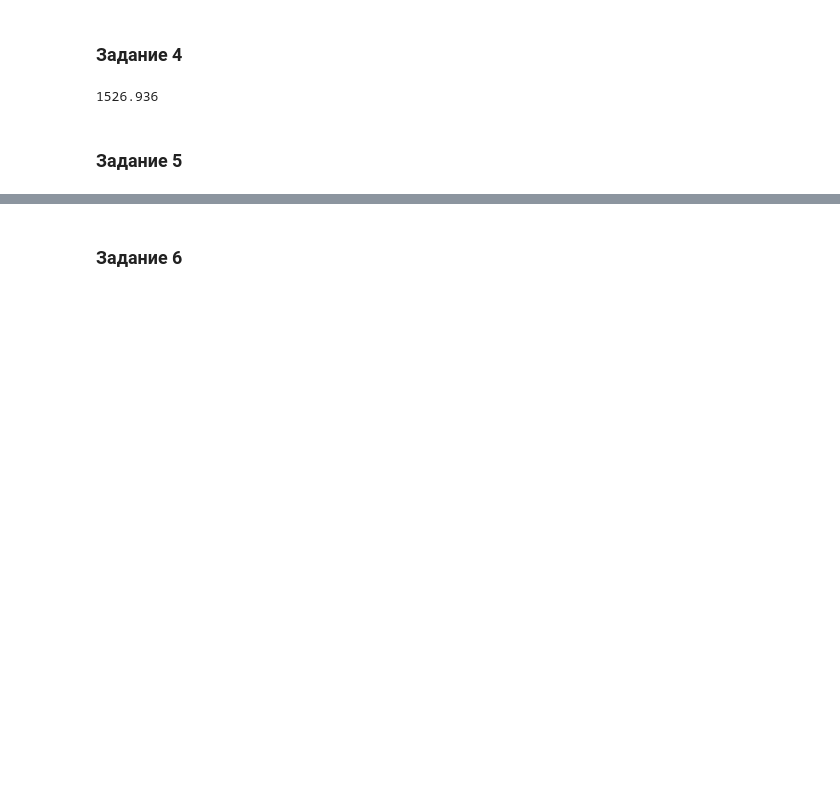
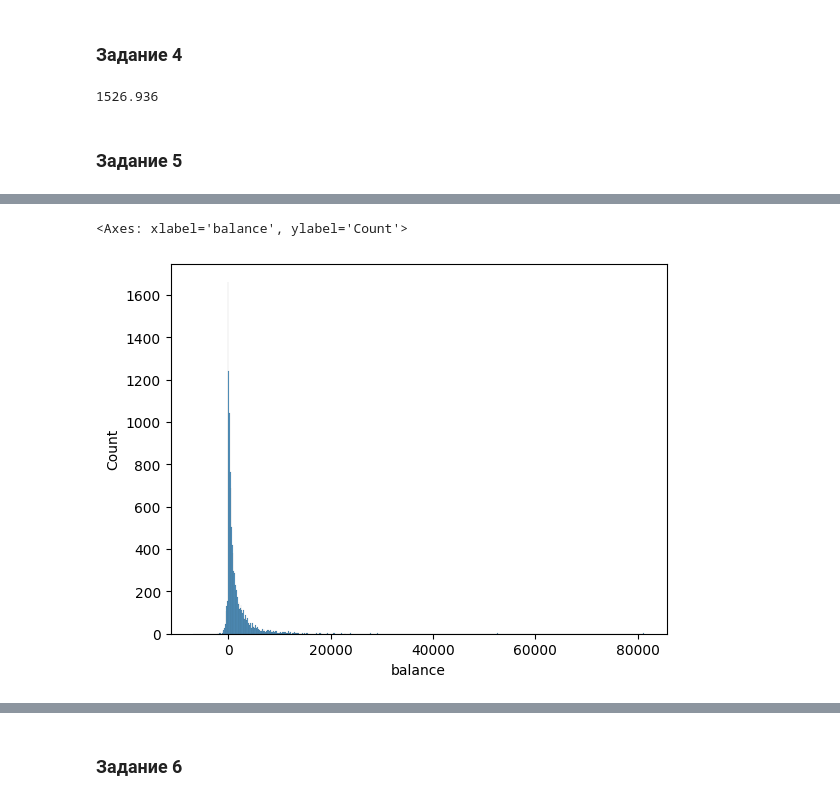
Before and after one commit to eartzhi/lessons, a Jupyter notebook: project_4/Project_4_ML.ipynb, the cells around one changed output, grey strips where cells are left out. Drawn from its saved outputs; the diff is of its cells as text; code cells hidden in the pictures; blank space fills up the shorter version.

```diff
--- a/project_4/Project_4_ML.ipynb
+++ b/project_4/Project_4_ML.ipynb
@@ -82,6 +82,7 @@ round(df.balance.mean(), 3)
 # обработайте пропуски в категориальных признаках: job и education, заменив их на модальные значения
 # ваш код
 df['job'] = df.job.apply(lambda x: df.job.mode()[0] if x == 'unknown' else x )
+df['education'] = df.education.apply(lambda x: df.education.mode()[0] if x == 'unknown' else x )
 # %%
 round(df[(df['job'] == df['job'].mode()[0]) & (df['education'] == df['education'].mode()[0])].balance.mean(),3)
 # %% [output]
@@ -88,0 +109,5 @@ round(df[(df['job'] == df['job'].mode()[0]) & (df['education'] == df['education'
+# %%
+sns.histplot(df['balance'])
+# %% [output]
+<Axes: xlabel='balance', ylabel='Count'>
+[figure, added]
```
Also changed, not shown: parts of 19 cells of this notebook.
